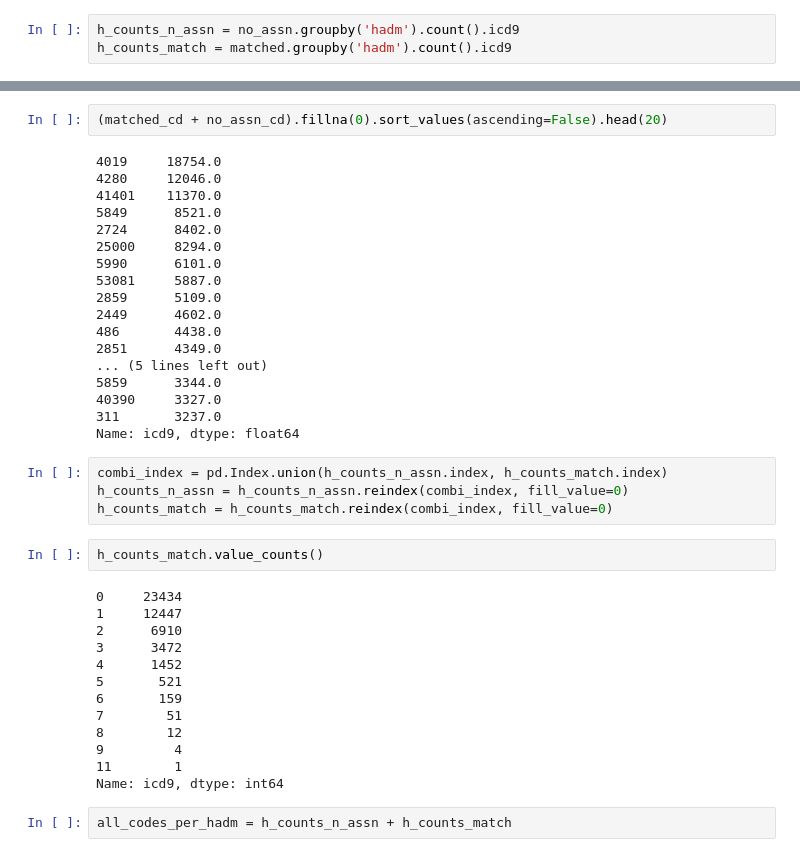
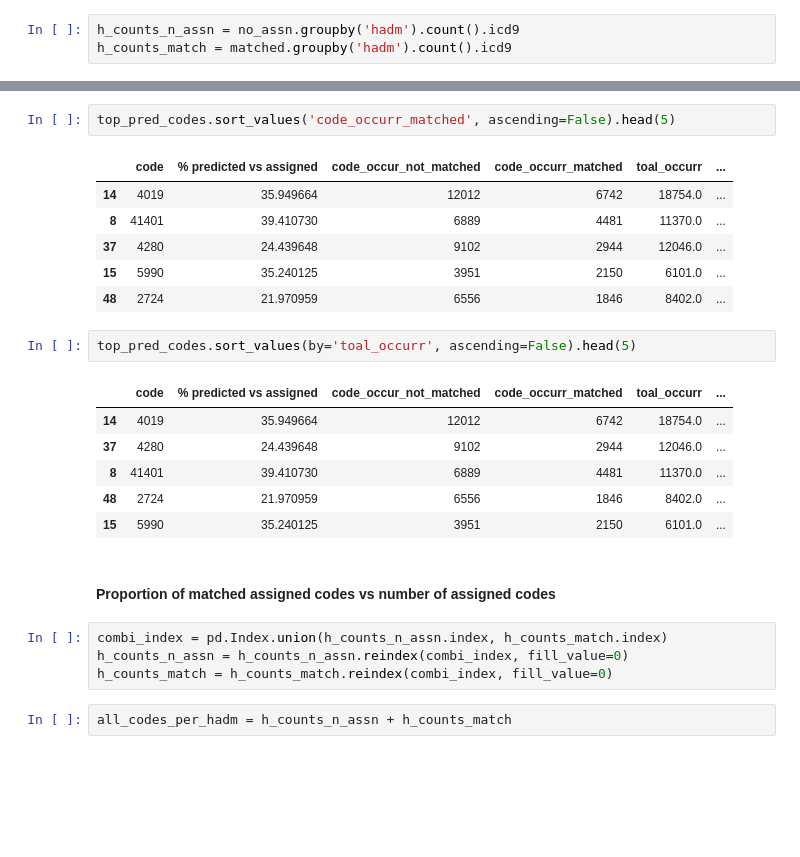
Before and after one commit to tomolopolis/MIMIC-III-Discharge-Diagnosis-Analysis, a Jupyter notebook: Main_Analysis.ipynb, the cells around one changed output, grey strips where cells are left out. Drawn from its saved outputs; the diff is of its cells as text; blank space fills up the shorter version.

```diff
--- a/Main_Analysis.ipynb
+++ b/Main_Analysis.ipynb
@@ -681,42 +633,27 @@ top_pred_codes
 # %%
-(matched_cd + no_assn_cd).fillna(0).sort_values(ascending=False).head(20)
+top_pred_codes.sort_values('code_occurr_matched', ascending=False).head(5)
 # %% [output]
-4019     18754.0
-4280     12046.0
-41401    11370.0
-5849      8521.0
-2724      8402.0
-25000     8294.0
-5990      6101.0
-53081     5887.0
-2859      5109.0
-2449      4602.0
-486       4438.0
-2851      4349.0
-... (5 lines left out)
-5859      3344.0
-40390     3327.0
-311       3237.0
-Name: icd9, dtype: float64
+|  | code | % predicted vs assigned | code_occur_not_matched | code_occurr_matched | toal_occurr | ... |
+| 14 | 4019 | 35.949664 | 12012 | 6742 | 18754.0 | ... |
+| 8 | 41401 | 39.410730 | 6889 | 4481 | 11370.0 | ... |
+| 37 | 4280 | 24.439648 | 9102 | 2944 | 12046.0 | ... |
+| 15 | 5990 | 35.240125 | 3951 | 2150 | 6101.0 | ... |
+| 48 | 2724 | 21.970959 | 6556 | 1846 | 8402.0 | ... |
+# %%
+top_pred_codes.sort_values(by='toal_occurr', ascending=False).head(5)
+# %% [output]
+|  | code | % predicted vs assigned | code_occur_not_matched | code_occurr_matched | toal_occurr | ... |
+| 14 | 4019 | 35.949664 | 12012 | 6742 | 18754.0 | ... |
+| 37 | 4280 | 24.439648 | 9102 | 2944 | 12046.0 | ... |
+| 8 | 41401 | 39.410730 | 6889 | 4481 | 11370.0 | ... |
+| 48 | 2724 | 21.970959 | 6556 | 1846 | 8402.0 | ... |
+| 15 | 5990 | 35.240125 | 3951 | 2150 | 6101.0 | ... |
+# %% [markdown]
+#### Proportion of matched assigned codes vs number of assigned codes
 # %%
 combi_index = pd.Index.union(h_counts_n_assn.index, h_counts_match.index)
 h_counts_n_assn = h_counts_n_assn.reindex(combi_index, fill_value=0)
 h_counts_match = h_counts_match.reindex(combi_index, fill_value=0)
-# %%
-h_counts_match.value_counts()
-# %% [output]
-0     23434
-1     12447
-2      6910
-3      3472
-4      1452
-5       521
-6       159
-7        51
-8        12
-9         4
-11        1
-Name: icd9, dtype: int64
 # %%
 all_codes_per_hadm = h_counts_n_assn + h_counts_match
 # %%
```
Also changed, not shown: parts of 33 cells of this notebook.
